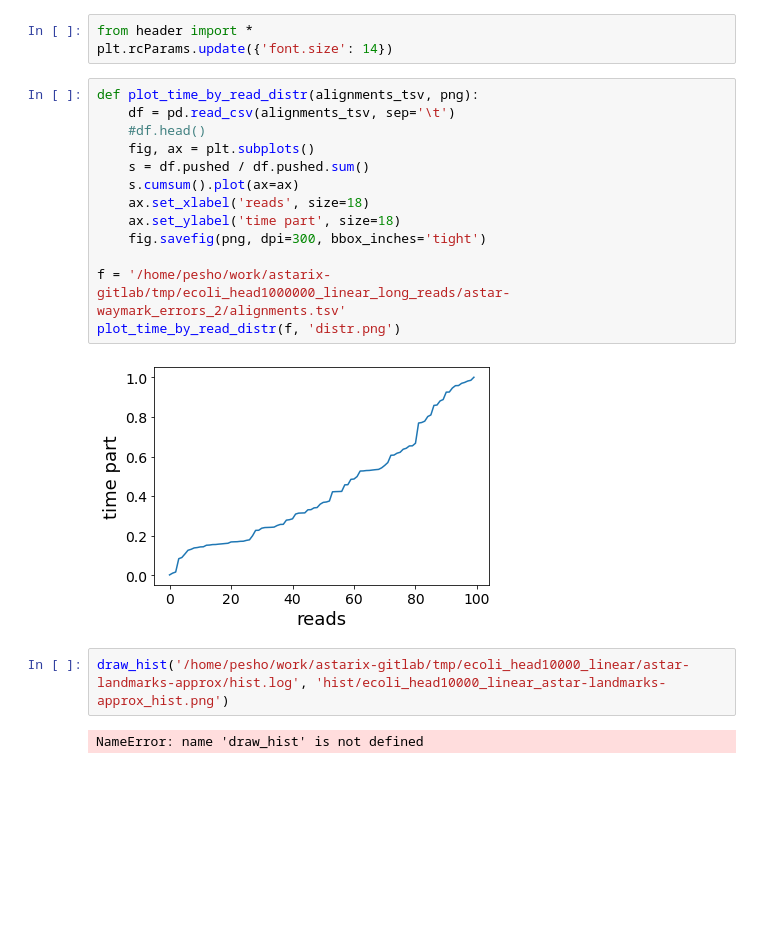
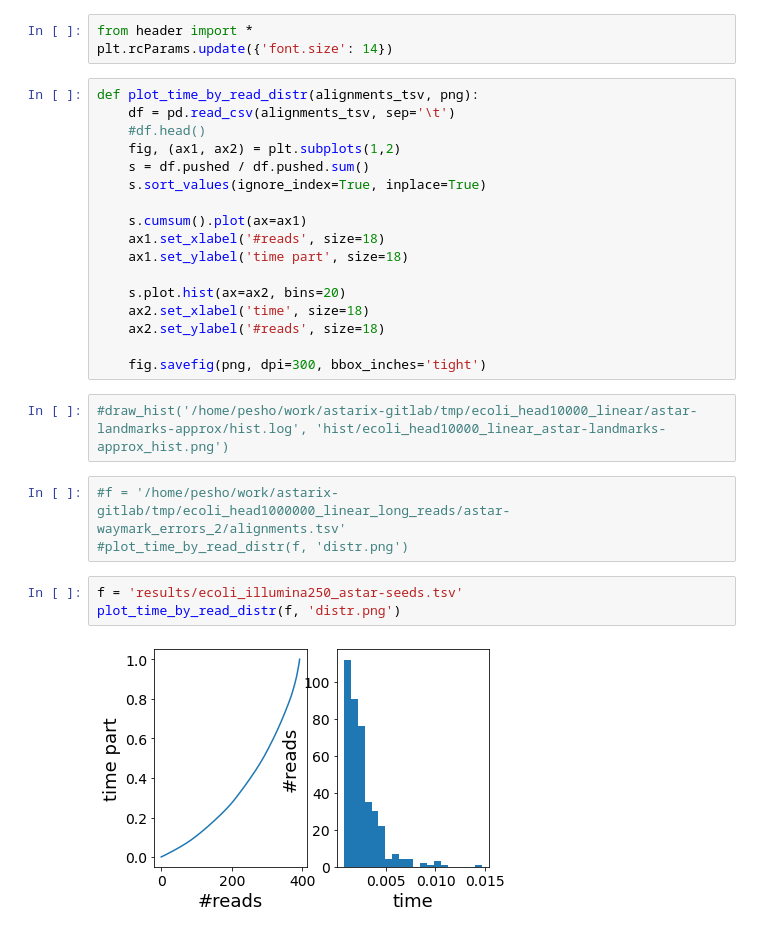
Before and after one commit to eth-sri/astarix, a Jupyter notebook: evals/align_time_distr.ipynb, the cells around one changed output. Saved outputs shown, nothing was run; the diff lists cells and outputs as text; blank space fills up the shorter version.

```diff
--- a/evals/align_time_distr.ipynb
+++ b/evals/align_time_distr.ipynb
@@ -5,18 +5,26 @@ plt.rcParams.update({'font.size': 14})
 def plot_time_by_read_distr(alignments_tsv, png):
     df = pd.read_csv(alignments_tsv, sep='\t')
     #df.head()
-    fig, ax = plt.subplots()
+    fig, (ax1, ax2) = plt.subplots(1,2)
     s = df.pushed / df.pushed.sum()
-    s.cumsum().plot(ax=ax)
-    ax.set_xlabel('reads', size=18)
-    ax.set_ylabel('time part', size=18)
+    s.sort_values(ignore_index=True, inplace=True)
+
+    s.cumsum().plot(ax=ax1)
+    ax1.set_xlabel('#reads', size=18)
+    ax1.set_ylabel('time part', size=18)
+
+    s.plot.hist(ax=ax2, bins=20)
+    ax2.set_xlabel('time', size=18)
+    ax2.set_ylabel('#reads', size=18)
+
     fig.savefig(png, dpi=300, bbox_inches='tight')
-
-f = '/home/pesho/work/astarix-gitlab/tmp/ecoli_head1000000_linear_long_reads/astar-waymark_errors_2/alignments.tsv'
-plot_time_by_read_distr(f, 'distr.png')
-# %% [output]
-[figure, removed]
 # %%
-draw_hist('/home/pesho/work/astarix-gitlab/tmp/ecoli_head10000_linear/astar-landmarks-approx/hist.log', 'hist/ecoli_head10000_linear_astar-landmarks-approx_hist.png')
+#draw_hist('/home/pesho/work/astarix-gitlab/tmp/ecoli_head10000_linear/astar-landmarks-approx/hist.log', 'hist/ecoli_head10000_linear_astar-landmarks-approx_hist.png')
-# %% [output]
-NameError: name 'draw_hist' is not defined
+# %%
+#f = '/home/pesho/work/astarix-gitlab/tmp/ecoli_head1000000_linear_long_reads/astar-waymark_errors_2/alignments.tsv'
+#plot_time_by_read_distr(f, 'distr.png')
+# %%
+f = 'results/ecoli_illumina250_astar-seeds.tsv'
+plot_time_by_read_distr(f, 'distr.png')
+# %% [output]
+[figure, added]
```
Also changed, not shown: parts of 2 cells of this notebook, 1 other file.
